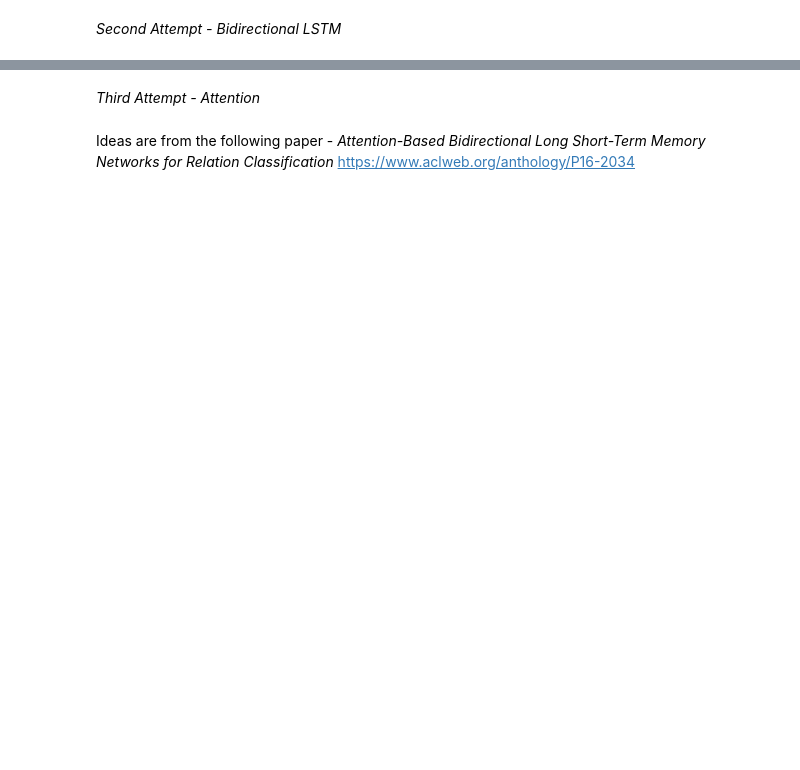
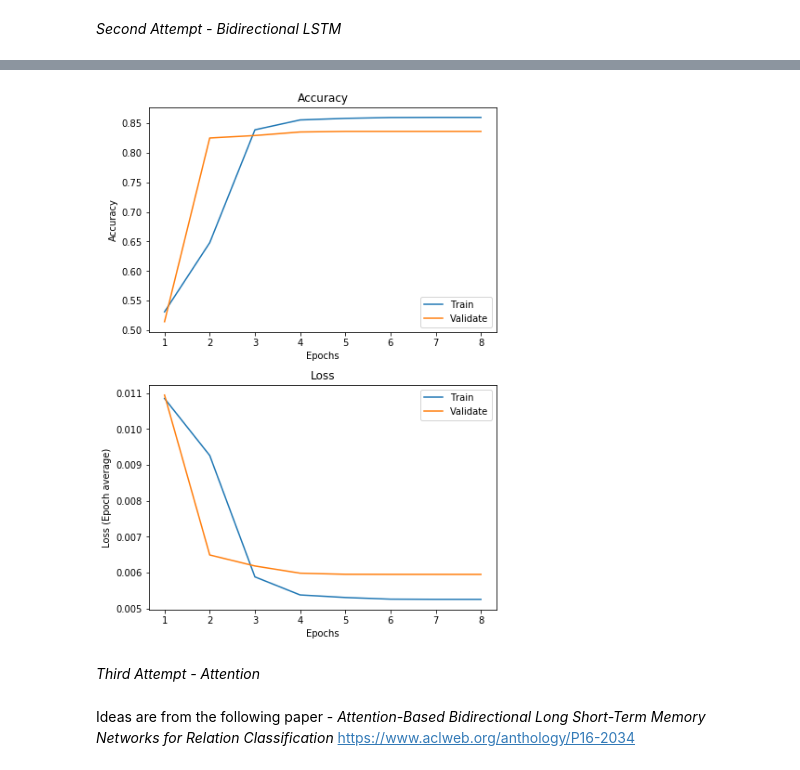
Before and after one commit to asafkar/sarcarsm_detection, a Jupyter notebook: Sarcasm_Detection.ipynb, the cells around one changed output, grey strips where cells are left out. Cells and saved outputs as stored; diff of their text form; code cells hidden in the pictures; blank space fills up the shorter version.

Commit message:
Add files via upload
improved final model - added POS tag data.
Added ROC plots

```diff
--- a/Sarcasm_Detection.ipynb
+++ b/Sarcasm_Detection.ipynb
@@ -142,7 +301,7 @@ hidden_size = 128
 num_layers = 2
 num_classes = 2
 batch_size = 64
-num_epochs = 5
+num_epochs = 8
 learning_rate = 0.005
 lstm_dropout = 0.1
 
@@ -150,18 +309,39 @@ lstm_dropout = 0.1
 # Data loader
 train_dataset = torch.utils.data.TensorDataset(torch.from_numpy(X_train).float(), torch.from_numpy(y_train).long())
 train_loader =  torch.utils.data.DataLoader(train_dataset, batch_size=batch_size, shuffle=False)
-test_dataset = torch.utils.data.TensorDataset(torch.from_numpy(X_val).float(), torch.from_numpy(y_val).long())
+
+test_dataset = torch.utils.data.TensorDataset(torch.from_numpy(X_test).float(), torch.from_numpy(y_test).long())
 test_loader =  torch.utils.data.DataLoader(test_dataset, batch_size=batch_size, shuffle=False)
+
+val_dataset = torch.utils.data.TensorDataset(torch.from_numpy(X_val).float(), torch.from_numpy(y_val).long())
+val_loader =  torch.utils.data.DataLoader(val_dataset, batch_size=batch_size, shuffle=False)
+
+data_loader = {"train" : train_loader, "test" : test_loader, "val" : val_loader}
+# %%
+# Base model -
+class BaseModel(nn.Module):
+    def __init__(self):
+        super(BaseModel, self).__init__()
+        # Store best model history
+        self.epochs_used = 0
+        self.train_loss = []
+        self.val_loss = []
+        self.train_acc = []
+        self.val_acc = []
+        self.train_iou =[]
+        self.val_iou = []
+        self.avg_loss_l = []
+        avg_accuracy_l = []
 # %%
 
 # Bidirectional LSTM (many to one)
-class BiLSTM(nn.Module):
+class BiLSTM(BaseModel):
     def __init__(self, input_size, hidden_size, num_layers, num_classes, lstm_dropout):
         super(BiLSTM, self).__init__()
         self.hidden_size = hidden_size
         self.num_layers = num_layers
         self.lstm = nn.LSTM(input_size, hidden_size, num_layers, batch_first=True, bidirectional=True)
-        self.fc = nn.Linear(hidden_size*2, num_classes)  # 2 for bidirection
+        self.fc = nn.Linear(hidden_size*2, 2)  # 2 for bidirection
 
     def forward(self, x):
         # Set initial states
@@ -175,9 +355,9 @@ class BiLSTM(nn.Module):
         out = self.fc(out[:, -1, :])
         return out
 
-model = BiLSTM(input_size, hidden_size, num_layers, num_classes, lstm_dropout).to(device)
+lstm_model = BiLSTM(input_size, hidden_size, num_layers, num_classes, lstm_dropout).to(device)
 
 
 # Loss and optimizer
 criterion = nn.CrossEntropyLoss()
-optimizer = torch.optim.Adam(model.parameters(), lr=learning_rate)
+optimizer = torch.optim.Adam(lstm_model.parameters(), lr=learning_rate)
@@ -254,0 +364,2 @@ Test Accuracy of the model on the 10000 test sents: 86.16352201257861 %
+# %%
+best_lstm_model = train_model(lstm_model, criterion, num_epochs, data_loader, optimizer, input_size)
@@ -255,3 +384,7 @@ Test Accuracy of the model on the 10000 test sents: 86.16352201257861 %
+# %%
+plot_graphs(best_lstm_model)
+# %% [output]
+[figure, added]
 # %% [markdown]
 *Third Attempt - Attention*
 # %%
```
Also changed, not shown: parts of 24 cells of this notebook.
